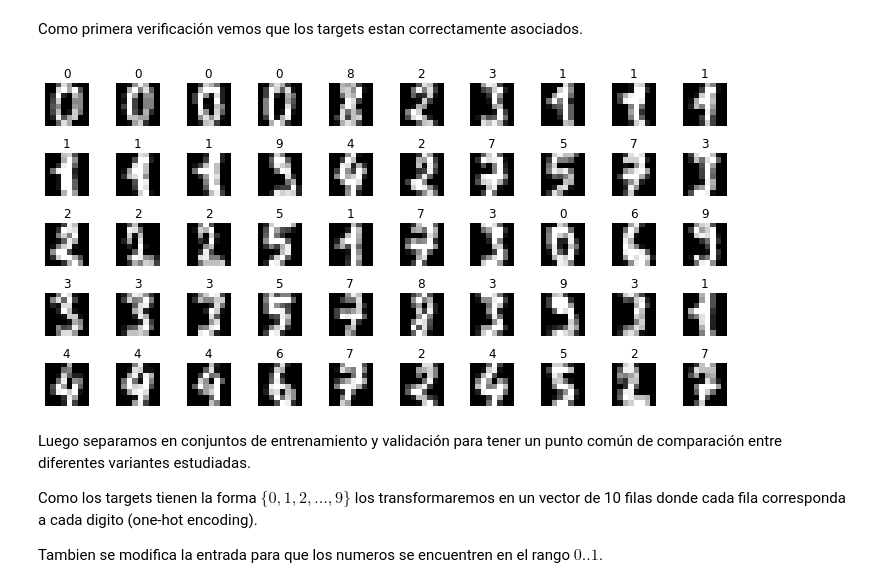
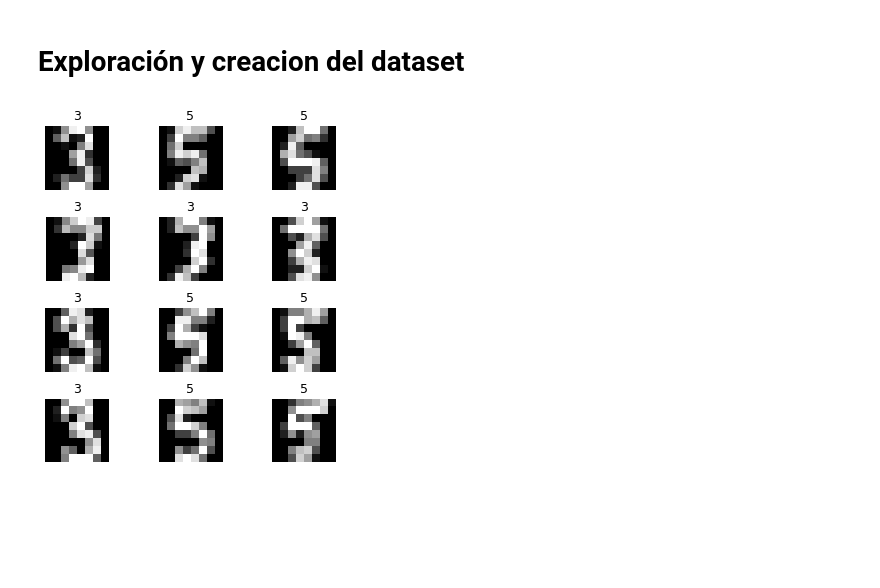
Before and after one commit to jbarberia/sia-tp3, a Jupyter notebook: src/Ejercicio4.ipynb, the cells around one changed output. Drawn from its saved outputs; the diff is of its cells as text; code cells hidden in the pictures; blank space fills up the shorter version.

```diff
--- a/src/Ejercicio4.ipynb
+++ b/src/Ejercicio4.ipynb
@@ -5,24 +1,30 @@ import matplotlib.pyplot as plt
+# %%
+import os
+import numpy as np
+import pandas as pd
+
+import seaborn as sns
+import matplotlib.pyplot as plt
+from matplotlib import pyplot
+pyplot.rcParams['figure.dpi'] = 75 # cambiar a un valor más alto al armar la presentación
+# %% [markdown]
+# Exploración y creacion del dataset
 # %%
 from sklearn import datasets    # Solo lo usamos para obtener los datos
 digits = datasets.load_digits()
-# %% [markdown]
-Como primera verificación vemos que los targets estan correctamente asociados.
 # %%
-fig, ax = plt.subplots(5, 10, figsize=(10, 5))
+indices = [i for i, y in enumerate(digits.target) if y in [5, 3]] # TODO probar diferentes combinaciones
+fig, ax = plt.subplots(4, 3, figsize=(5, 5))
 
-for i in range(5):
-    for j in range(10):
-        ax[i, j].imshow(digits.data[10* j + i].reshape(8, 8), cmap="gray")
-        ax[i, j].set_title(digits.target[10 * j + i])
+for i in range(4):
+    for j in range(3):
+        ind = np.random.choice(indices)
+
+        ax[i, j].imshow(digits.data[ind].reshape(8, 8), cmap="gray")
+        ax[i, j].set_title(digits.target[ind])
         ax[i, j].axis("off")
 
 plt.tight_layout()
 plt.show()
 # %% [output]
-[figure, old version]
+[figure, new version]
-# %% [markdown]
-Luego separamos en conjuntos de entrenamiento y validación para tener un punto común de comparación entre diferentes variantes estudiadas.
-
-Como los targets tienen la forma $\{0, 1, 2, ..., 9\}$ los transformaremos en un vector de 10 filas donde cada fila corresponda a cada digito (one-hot encoding).
-
-Tambien se modifica la entrada para que los numeros se encuentren en el rango $0..1$.
```
Also changed, not shown: parts of 24 cells of this notebook, 12 other files.
